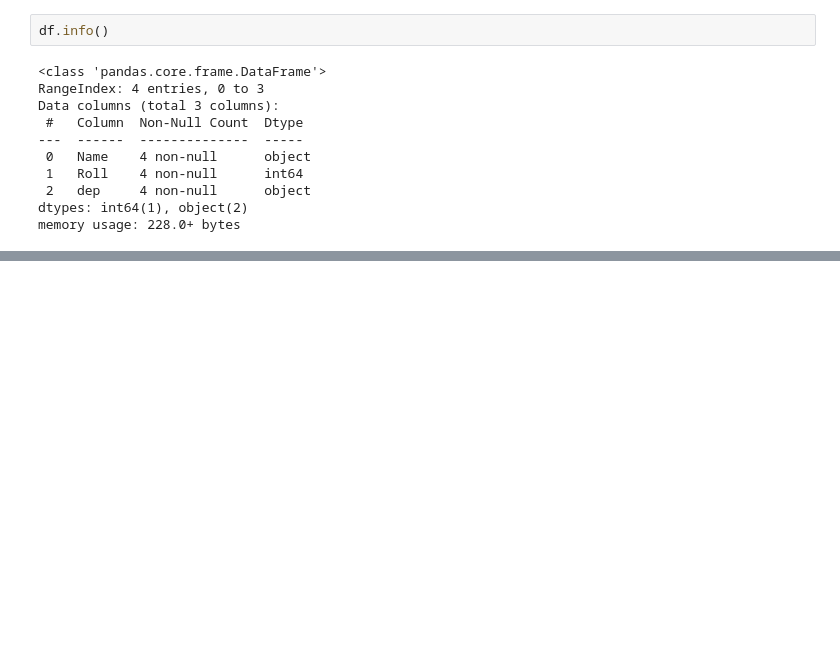
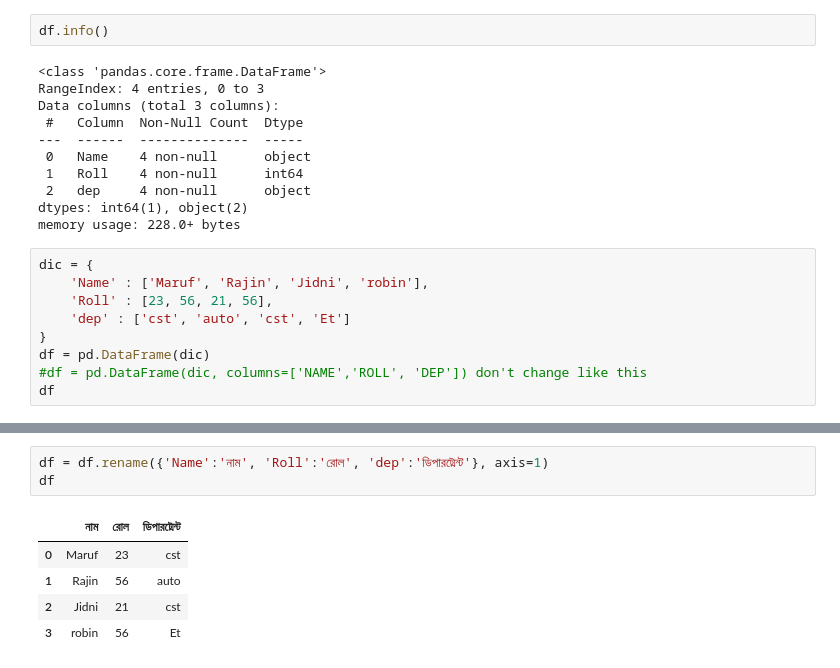
Before and after one commit to Md-Maruf-1727/LearningPractices, a Jupyter notebook: Pandas/Pandas1.ipynb, the cells around one changed output, grey strips where cells are left out. Saved outputs shown, nothing was run; the diff lists cells and outputs as text; blank space fills up the shorter version.

```diff
--- a/Pandas/Pandas1.ipynb
+++ b/Pandas/Pandas1.ipynb
@@ -223,3 +223,12 @@ Data columns (total 3 columns):
  2   dep     4 non-null      object
 dtypes: int64(1), object(2)
 memory usage: 228.0+ bytes
+# %%
+dic = {
+    'Name' : ['Maruf', 'Rajin', 'Jidni', 'robin'],
+    'Roll' : [23, 56, 21, 56],
+    'dep' : ['cst', 'auto', 'cst', 'Et']
+}
+df = pd.DataFrame(dic)
+#df = pd.DataFrame(dic, columns=['NAME','ROLL', 'DEP']) don't change like this
+df
@@ -225,0 +241,9 @@ memory usage: 228.0+ bytes
+# %%
+df = df.rename({'Name':'নাম', 'Roll':'রোল', 'dep':'ডিপারট্মেন্ট'}, axis=1)
+df
+# %% [output]
+|  | নাম | রোল | ডিপারট্মেন্ট |
+| 0 | Maruf | 23 | cst |
+| 1 | Rajin | 56 | auto |
+| 2 | Jidni | 21 | cst |
+| 3 | robin | 56 | Et |
```
Also changed, not shown: parts of 27 cells of this notebook.
